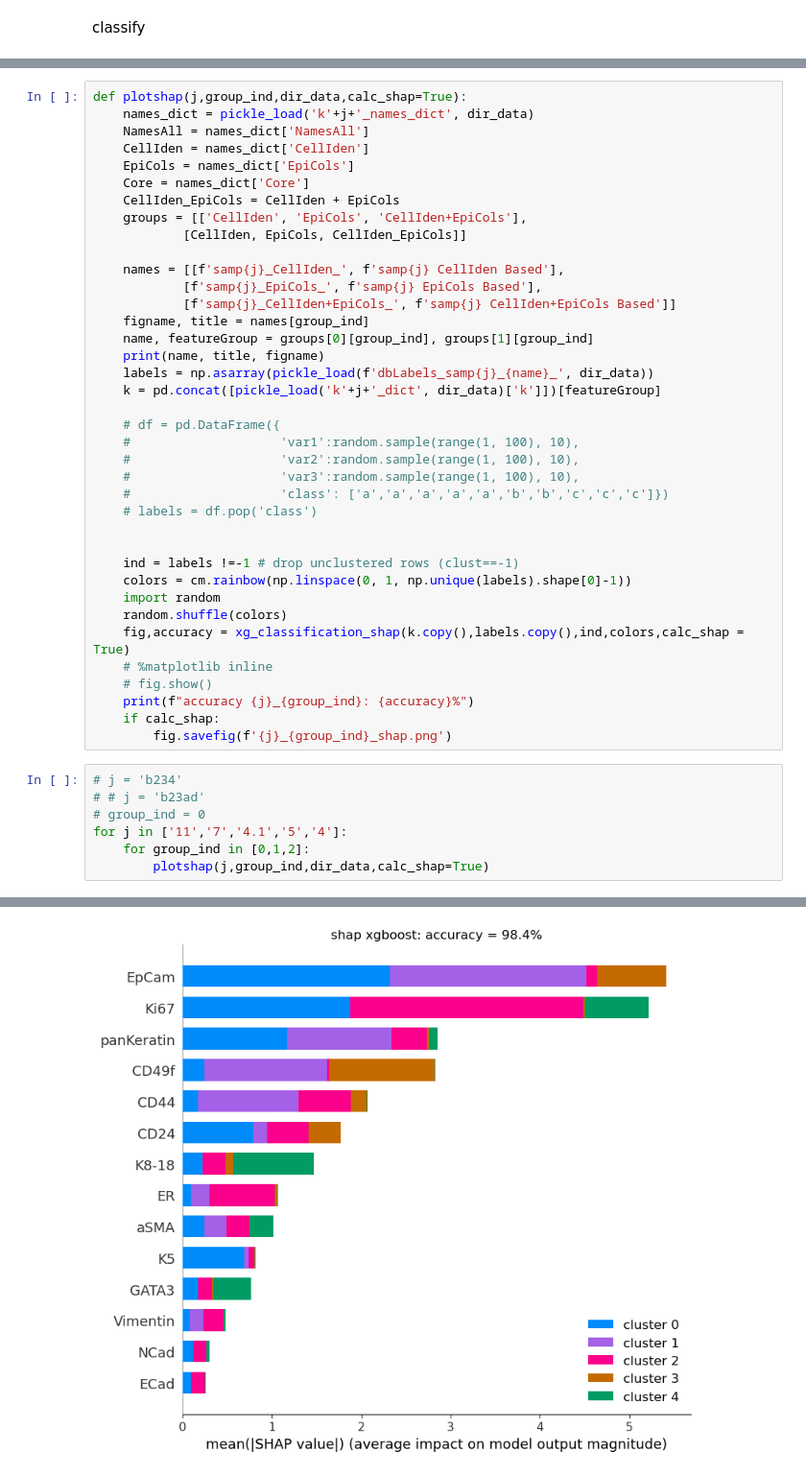
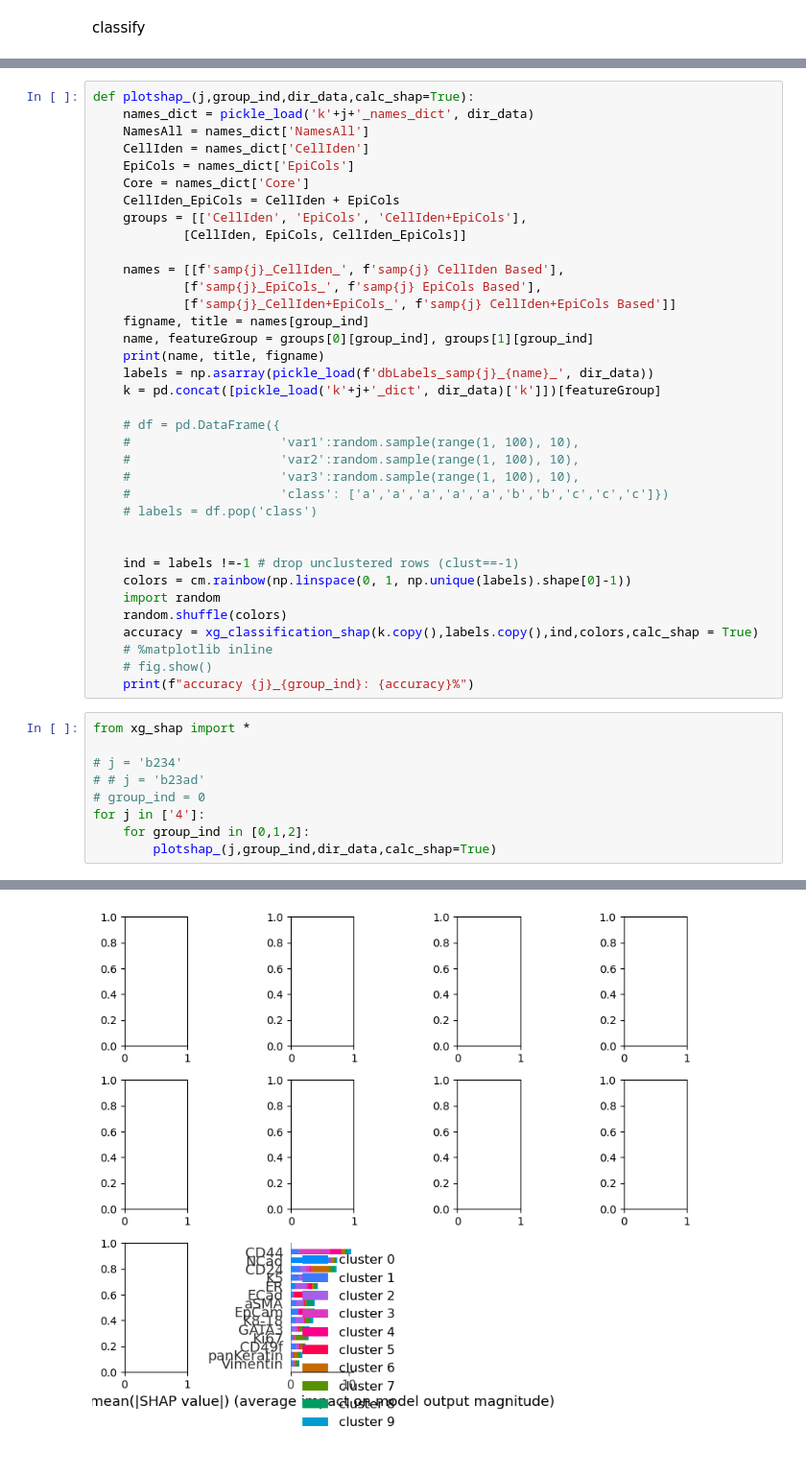
Before and after one commit to yishaiar/breast_cancer_PHD_research, a Jupyter notebook: 01_15_xgboost/xgboost_example copy.ipynb, the cells around one changed output, grey strips where cells are left out. Shown at 96% size. Drawn from its saved outputs; the diff is of its cells as text.

Commit message:
shap not finished

```diff
--- a/01_15_xgboost/xgboost_example copy.ipynb
+++ b/01_15_xgboost/xgboost_example copy.ipynb
@@ -96,6 +95,6 @@ from xg_shap import *
 %matplotlib inline
 # %%
-def plotshap(j,group_ind,dir_data,calc_shap=True):
+def plotshap_(j,group_ind,dir_data,calc_shap=True):
     names_dict = pickle_load('k'+j+'_names_dict', dir_data)
     NamesAll = names_dict['NamesAll']
     CellIden = names_dict['CellIden']
@@ -126,17 +125,17 @@ def plotshap(j,group_ind,dir_data,calc_shap=True):
     colors = cm.rainbow(np.linspace(0, 1, np.unique(labels).shape[0]-1))
     import random
     random.shuffle(colors)
-    fig,accuracy = xg_classification_shap(k.copy(),labels.copy(),ind,colors,calc_shap = True)
+    accuracy = xg_classification_shap(k.copy(),labels.copy(),ind,colors,calc_shap = True)
     # %matplotlib inline
     # fig.show()
     print(f"accuracy {j}_{group_ind}: {accuracy}%")
-    if calc_shap:
-        fig.savefig(f'{j}_{group_ind}_shap.png')
 # %%
+from xg_shap import *
+
 # j = 'b234'
 # # j = 'b23ad'
 # group_ind = 0
-for j in ['11','7','4.1','5','4']:
+for j in ['4']:
     for group_ind in [0,1,2]:
-        plotshap(j,group_ind,dir_data,calc_shap=True)
+        plotshap_(j,group_ind,dir_data,calc_shap=True)
 # %% [output]
@@ -150 +149 @@ ntree_limit is deprecated, use `iteration_range` or model slicing instead.
-[figure, old version]
+[figure, new version]
```
Also changed, not shown: parts of 2 cells of this notebook, 8 other files.
